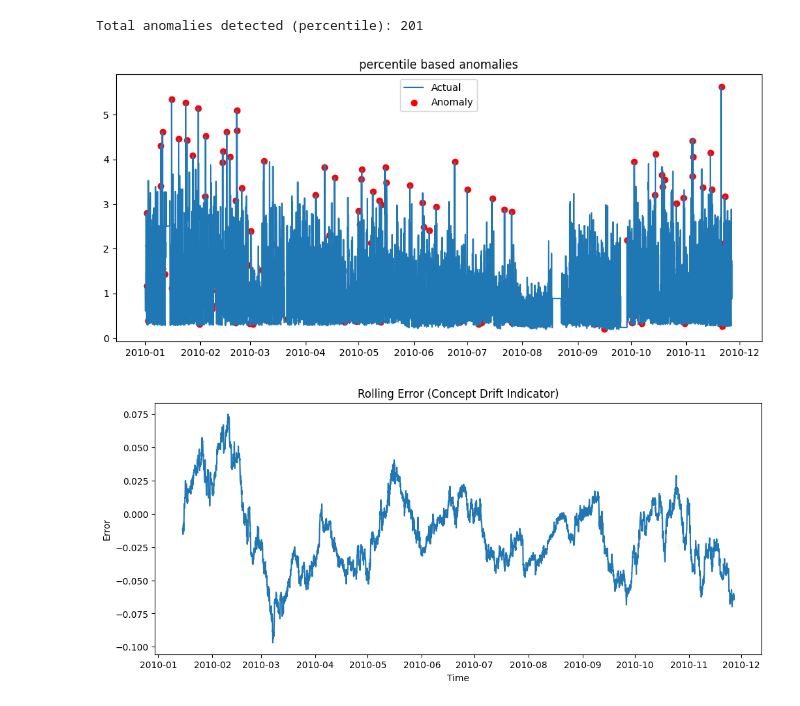
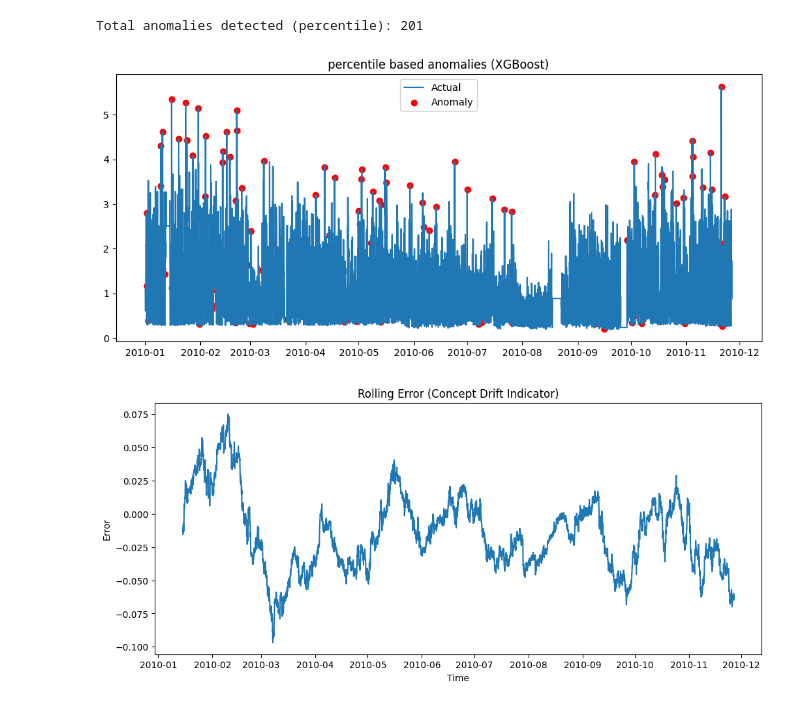
Before and after one commit to Sabareesh-07/SET-Project-II, a Jupyter notebook: Model_Training.ipynb, the cells around one changed output. Drawn from its saved outputs; the diff is of its cells as text; code cells hidden in the pictures.

```diff
--- a/Model_Training.ipynb
+++ b/Model_Training.ipynb
@@ -497,19 +482,19 @@ Total anomalies detected (percentile): 201
 # %%
 plt.figure(figsize=(12,5))
 plt.plot(y_test.index, y_test, label='Actual')
 
 plt.scatter(
     y_test.index[xgb_anomalies],
     y_test[xgb_anomalies],
     color='red',
     label='Anomaly'
 )
-plt.title("percentile based anomalies")
+plt.title("percentile based anomalies (XGBoost)")
 
 plt.legend()
 plt.show()
 # %% [output]
-[figure, old version]
+[figure, new version]
 # %%
 # Concept Drift (2 Weeks)
 xgb_rolling_error = xgb_residuals.rolling(336).mean()
```
Also changed, not shown: parts of 25 cells of this notebook.
